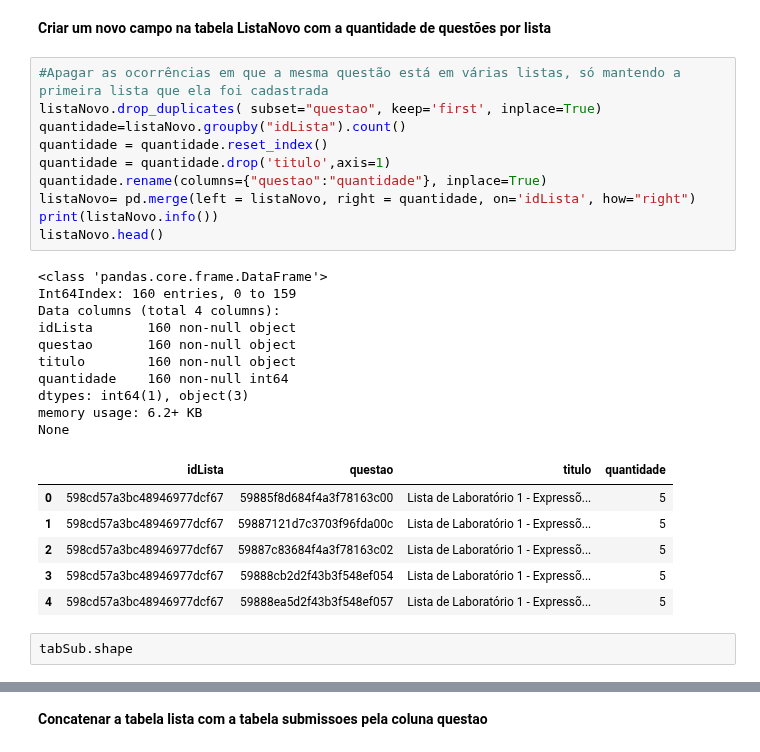
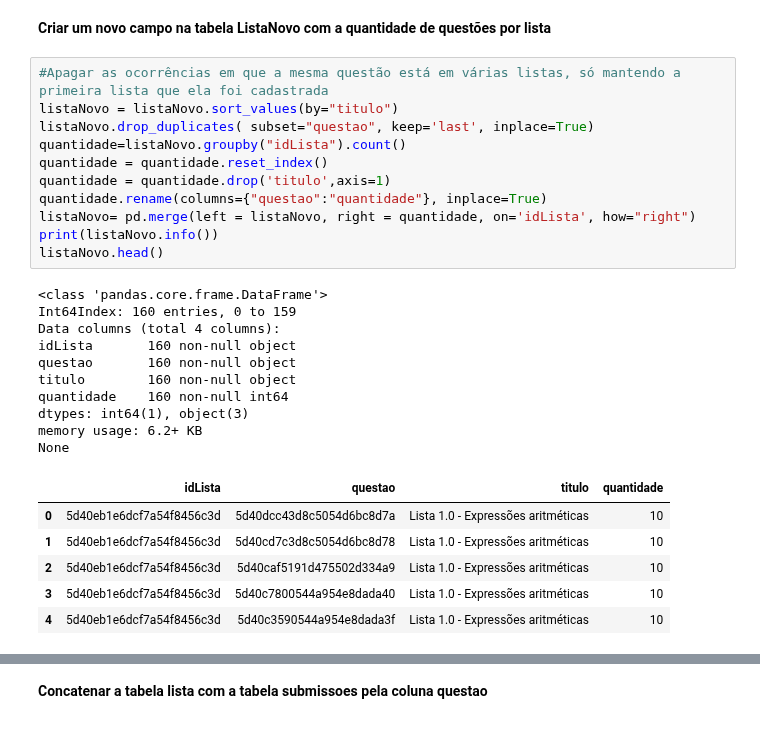
Before and after one commit to repitta/CienciaDeDadosEducacionais, a Jupyter notebook: pre-processoLOP.ipynb, the cells around one changed output, grey strips where cells are left out. Saved outputs shown, nothing was run; the diff lists cells and outputs as text.

```diff
--- a/pre-processoLOP.ipynb
+++ b/pre-processoLOP.ipynb
@@ -465,30 +465,29 @@ print(listaNovo.shape)
 **Criar um novo campo na tabela ListaNovo com a quantidade de questões por lista**
 # %%
 #Apagar as ocorrências em que a mesma questão está em várias listas, só mantendo a primeira lista que ela foi cadastrada
-listaNovo.drop_duplicates( subset="questao", keep='first', inplace=True)
+listaNovo = listaNovo.sort_values(by="titulo")
+listaNovo.drop_duplicates( subset="questao", keep='last', inplace=True)
 quantidade=listaNovo.groupby("idLista").count()
 quantidade = quantidade.reset_index()
 quantidade = quantidade.drop('titulo',axis=1)
 quantidade.rename(columns={"questao":"quantidade"}, inplace=True)
 listaNovo= pd.merge(left = listaNovo, right = quantidade, on='idLista', how="right")
 print(listaNovo.info())
 listaNovo.head()
 # %% [output]
 <class 'pandas.core.frame.DataFrame'>
 Int64Index: 160 entries, 0 to 159
 Data columns (total 4 columns):
 idLista       160 non-null object
 questao       160 non-null object
 titulo        160 non-null object
 quantidade    160 non-null int64
 dtypes: int64(1), object(3)
 memory usage: 6.2+ KB
 None
 |  | idLista | questao | titulo | quantidade |
-| 0 | 598cd57a3bc48946977dcf67 | 59885f8d684f4a3f78163c00 | Lista de Laboratório 1 - Expressõ... | 5 |
-| 1 | 598cd57a3bc48946977dcf67 | 59887121d7c3703f96fda00c | Lista de Laboratório 1 - Expressõ... | 5 |
-| 2 | 598cd57a3bc48946977dcf67 | 59887c83684f4a3f78163c02 | Lista de Laboratório 1 - Expressõ... | 5 |
-| 3 | 598cd57a3bc48946977dcf67 | 59888cb2d2f43b3f548ef054 | Lista de Laboratório 1 - Expressõ... | 5 |
-| 4 | 598cd57a3bc48946977dcf67 | 59888ea5d2f43b3f548ef057 | Lista de Laboratório 1 - Expressõ... | 5 |
+| 0 | 5d40eb1e6dcf7a54f8456c3d | 5d40dcc43d8c5054d6bc8d7a | Lista 1.0 - Expressões aritméticas | 10 |
+| 1 | 5d40eb1e6dcf7a54f8456c3d | 5d40cd7c3d8c5054d6bc8d78 | Lista 1.0 - Expressões aritméticas | 10 |
+| 2 | 5d40eb1e6dcf7a54f8456c3d | 5d40caf5191d475502d334a9 | Lista 1.0 - Expressões aritméticas | 10 |
+| 3 | 5d40eb1e6dcf7a54f8456c3d | 5d40c7800544a954e8dada40 | Lista 1.0 - Expressões aritméticas | 10 |
+| 4 | 5d40eb1e6dcf7a54f8456c3d | 5d40c3590544a954e8dada3f | Lista 1.0 - Expressões aritméticas | 10 |
-# %%
-tabSub.shape
```
Also changed, not shown: parts of 5 cells of this notebook.
